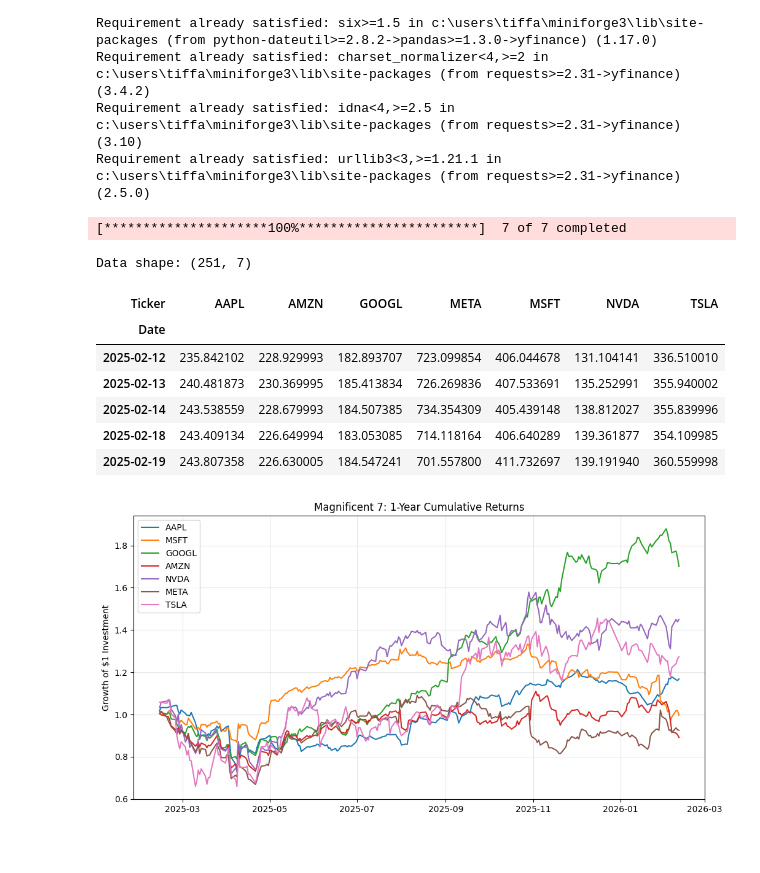
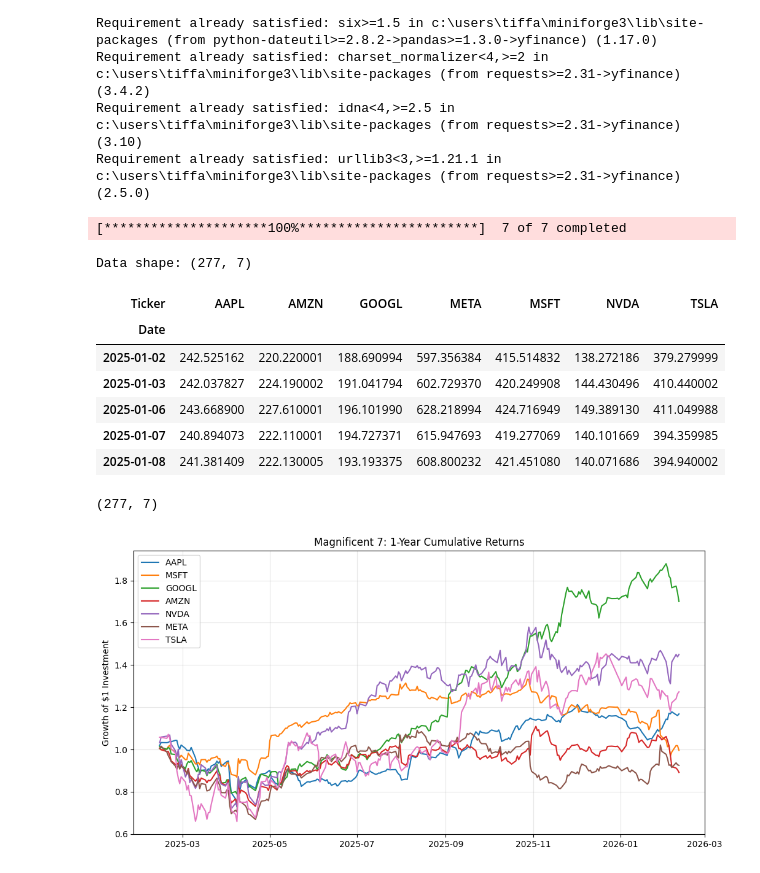
Before and after one commit to UBC-MDS/DSCI-532_2026_35_financebros, a Jupyter notebook: notebooks/eda_analysis.ipynb, the cells around one changed output. Saved outputs shown, nothing was run; the diff lists cells and outputs as text; code cells hidden in the pictures.

Commit message:
changed data duration

```diff
--- a/notebooks/eda_analysis.ipynb
+++ b/notebooks/eda_analysis.ipynb
@@ -26,17 +26,19 @@ import matplotlib.pyplot as plt
 # %%
 mag7_tickers = ['AAPL', 'MSFT', 'GOOGL', 'AMZN', 'NVDA', 'META', 'TSLA']
 
 # 1 year of daily closing prices
-data = yf.download(mag7_tickers, period="1y")['Close']
+start = "2025-01-01"
+end = "2026-02-11"
+data = yf.download(mag7_tickers, start=start, end=end)['Close']
 print(f"Data shape: {data.shape}")
 data.head()
 # %% [output]
 [*********************100%***********************]  7 of 7 completed
-Data shape: (251, 7)
+Data shape: (277, 7)
 | Ticker | AAPL | AMZN | GOOGL | META | MSFT | NVDA | TSLA |
 | Date |  |  |  |  |  |  |  |
-| 2025-02-12 | 235.842102 | 228.929993 | 182.893707 | 723.099854 | 406.044678 | 131.104141 | 336.510010 |
-| 2025-02-13 | 240.481873 | 230.369995 | 185.413834 | 726.269836 | 407.533691 | 135.252991 | 355.940002 |
-| 2025-02-14 | 243.538559 | 228.679993 | 184.507385 | 734.354309 | 405.439148 | 138.812027 | 355.839996 |
-| 2025-02-18 | 243.409134 | 226.649994 | 183.053085 | 714.118164 | 406.640289 | 139.361877 | 354.109985 |
-| 2025-02-19 | 243.807358 | 226.630005 | 184.547241 | 701.557800 | 411.732697 | 139.191940 | 360.559998 |
+| 2025-01-02 | 242.525162 | 220.220001 | 188.690994 | 597.356384 | 415.514832 | 138.272186 | 379.279999 |
+| 2025-01-03 | 242.037827 | 224.190002 | 191.041794 | 602.729370 | 420.249908 | 144.430496 | 410.440002 |
+| 2025-01-06 | 243.668900 | 227.610001 | 196.101990 | 628.218994 | 424.716949 | 149.389130 | 411.049988 |
+| 2025-01-07 | 240.894073 | 222.110001 | 194.727371 | 615.947693 | 419.277069 | 140.101669 | 394.359985 |
+| 2025-01-08 | 241.381409 | 222.130005 | 193.193375 | 608.800232 | 421.451080 | 140.071686 | 394.940002 |
@@ -43,3 +47,7 @@ Data shape: (251, 7)
+# %%
+data.shape
+# %% [output]
+(277, 7)
 # %%
 #  daily returns and cumulative returns
 daily_returns = data.pct_change()
```
Also changed, not shown: parts of 1 cell of this notebook.
